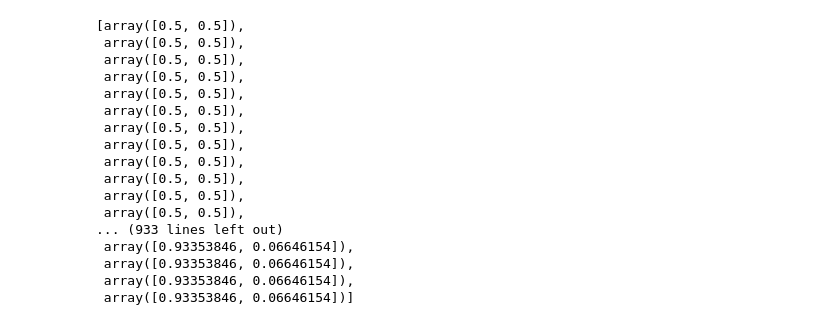
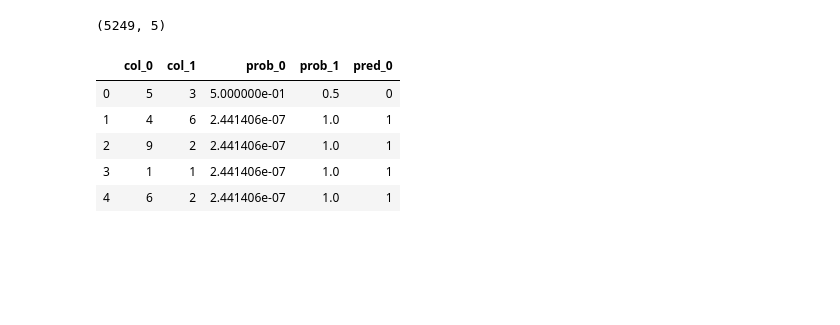
Before and after one commit to andrewm4894/netdata-learn, a Jupyter notebook: notebooks/skmultiflow_dev.ipynb, the cells around one changed output. Drawn from its saved outputs; the diff is of its cells as text; code cells hidden in the pictures; blank space fills up the shorter version.

```diff
--- a/notebooks/skmultiflow_dev.ipynb
+++ b/notebooks/skmultiflow_dev.ipynb
@@ -51,20 +62,16 @@ pd.DataFrame(y_preds)
-# %%
-y_proba
-# %% [output]
-[array([0.5, 0.5]),
- array([0.5, 0.5]),
- array([0.5, 0.5]),
- array([0.5, 0.5]),
- array([0.5, 0.5]),
- array([0.5, 0.5]),
- array([0.5, 0.5]),
- array([0.5, 0.5]),
- array([0.5, 0.5]),
- array([0.5, 0.5]),
- array([0.5, 0.5]),
- array([0.5, 0.5]),
-... (933 lines left out)
- array([0.93353846, 0.06646154]),
- array([0.93353846, 0.06646154]),
- array([0.93353846, 0.06646154]),
- array([0.93353846, 0.06646154])]
+# %%
+# put results into a df
+df_x = pd.DataFrame(X_vals,columns=stream.feature_names)
+df_probs = pd.DataFrame(y_probs,columns=[f'prob_{n}' for n in range(len(y_probs[0]))])
+df_preds = pd.DataFrame(y_preds,columns=[f'pred_{n}' for n in range(len(y_preds[0]))])
+df = pd.concat([df_x,df_probs,df_preds],axis=1)
+print(df.shape)
+df.head()
+# %% [output]
+(5249, 5)
+|  | col_0 | col_1 | prob_0 | prob_1 | pred_0 |
+| 0 | 5 | 3 | 5.000000e-01 | 0.5 | 0 |
+| 1 | 4 | 6 | 2.441406e-07 | 1.0 | 1 |
+| 2 | 9 | 2 | 2.441406e-07 | 1.0 | 1 |
+| 3 | 1 | 1 | 2.441406e-07 | 1.0 | 1 |
+| 4 | 6 | 2 | 2.441406e-07 | 1.0 | 1 |
```
Also changed, not shown: parts of 6 cells of this notebook, 8 other files.
